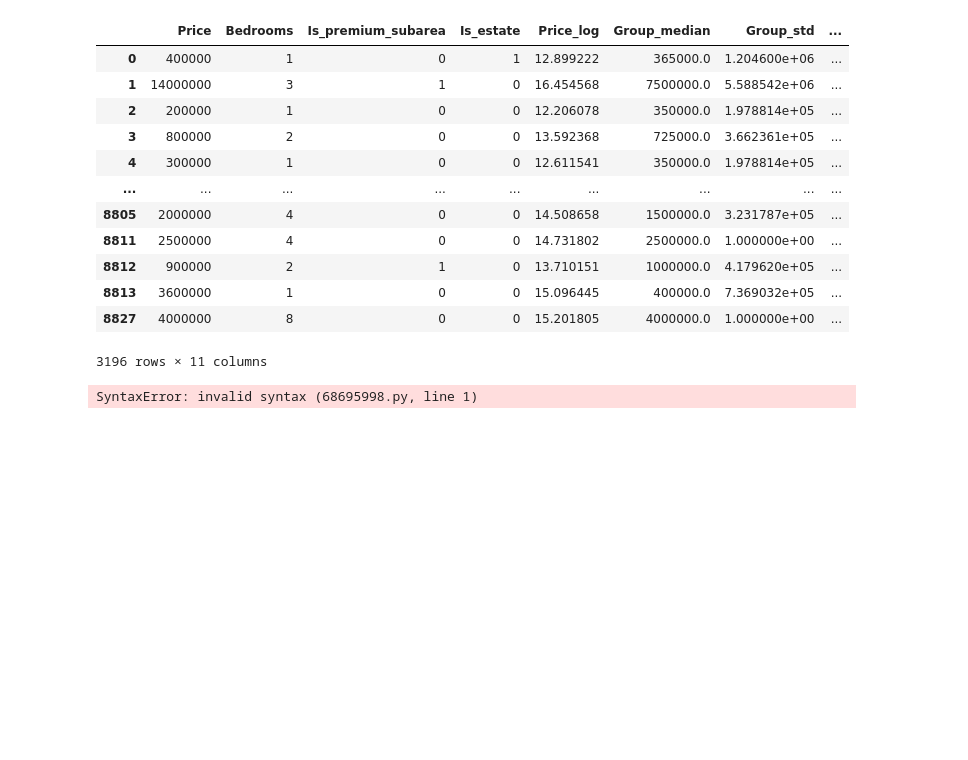
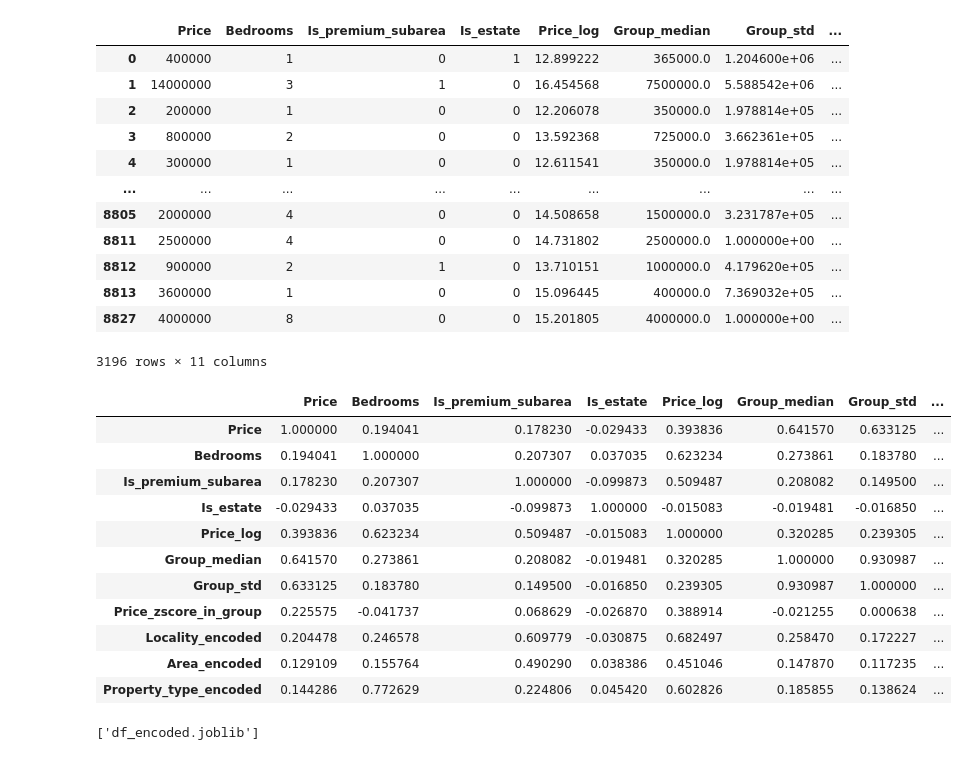
Before and after one commit to DavidOdavid333/lagos-housing-price-prediction-project, a Jupyter notebook: DataCleaningnPreparation.ipynb, the cells around one changed output. Cells and saved outputs as stored; diff of their text form; code cells hidden in the pictures; blank space fills up the shorter version.

Commit message:
Done with data cleaning

```diff
--- a/DataCleaningnPreparation.ipynb
+++ b/DataCleaningnPreparation.ipynb
@@ -965,27 +968,21 @@ df_encoded
+# %%
+df_encoded.corr()
+print("VERDICT: 'Group_median'	'Group_std' are strongly correlated so one needs to be dropped for training models")
+# %% [output]
+|  | Price | Bedrooms | Is_premium_subarea | Is_estate | Price_log | Group_median | Group_std | ... |
+| Price | 1.000000 | 0.194041 | 0.178230 | -0.029433 | 0.393836 | 0.641570 | 0.633125 | ... |
+| Bedrooms | 0.194041 | 1.000000 | 0.207307 | 0.037035 | 0.623234 | 0.273861 | 0.183780 | ... |
+| Is_premium_subarea | 0.178230 | 0.207307 | 1.000000 | -0.099873 | 0.509487 | 0.208082 | 0.149500 | ... |
+| Is_estate | -0.029433 | 0.037035 | -0.099873 | 1.000000 | -0.015083 | -0.019481 | -0.016850 | ... |
+| Price_log | 0.393836 | 0.623234 | 0.509487 | -0.015083 | 1.000000 | 0.320285 | 0.239305 | ... |
+| Group_median | 0.641570 | 0.273861 | 0.208082 | -0.019481 | 0.320285 | 1.000000 | 0.930987 | ... |
+| Group_std | 0.633125 | 0.183780 | 0.149500 | -0.016850 | 0.239305 | 0.930987 | 1.000000 | ... |
+| Price_zscore_in_group | 0.225575 | -0.041737 | 0.068629 | -0.026870 | 0.388914 | -0.021255 | 0.000638 | ... |
+| Locality_encoded | 0.204478 | 0.246578 | 0.609779 | -0.030875 | 0.682497 | 0.258470 | 0.172227 | ... |
+| Area_encoded | 0.129109 | 0.155764 | 0.490290 | 0.038386 | 0.451046 | 0.147870 | 0.117235 | ... |
+| Property_type_encoded | 0.144286 | 0.772629 | 0.224806 | 0.045420 | 0.602826 | 0.185855 | 0.138624 | ... |
 # %%
-#df.to_csv('cleaned_data.csv', index=False)
+joblib.dump(df, 'df.joblib')
+joblib.dump(df_encoded, 'df_encoded.joblib')
+# %% [output]
+['df_encoded.joblib']
-# %%
-mimport pandas as pd
-import numpy as np
-from sklearn.preprocessing import LabelEncoder
-
-df = pd.read_csv('cleaned_data_wdc.csv')
-
-# 1. Drop duplicates
-df = df.drop_duplicates()
-
-# 2. Remove suspicious prices
-df = df[df['Price'] >= 50_000]
-
-# 3. Fix locality casing
-df['Locality'] = df['Locality'].str.strip().str.title()
-
-# 4. Encode categoricals (for tree models)
-for col in ['Locality', 'Property_type', 'Area']:
-    df[col] = LabelEncoder().fit_transform(df[col])
-
-# 5. Define features and target
-X = df.drop(columns=['Price', 'Price_log'])
-y = df['Price_log']  # use this as your target
-# %% [output]
-SyntaxError: invalid syntax (68695998.py, line 1)
```
Also changed, not shown: parts of 2 cells of this notebook, 8 other files.
